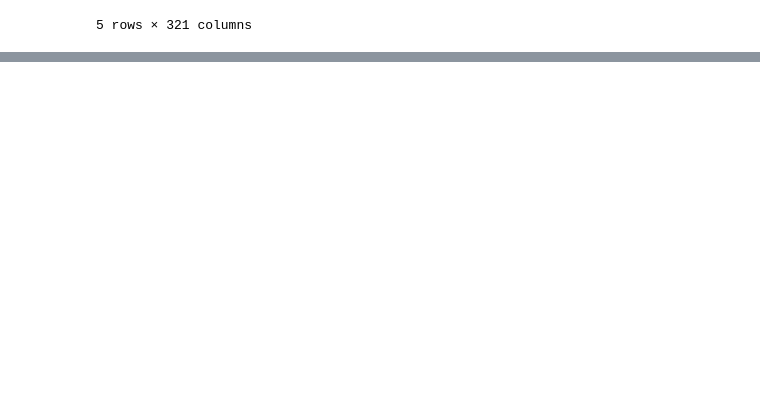
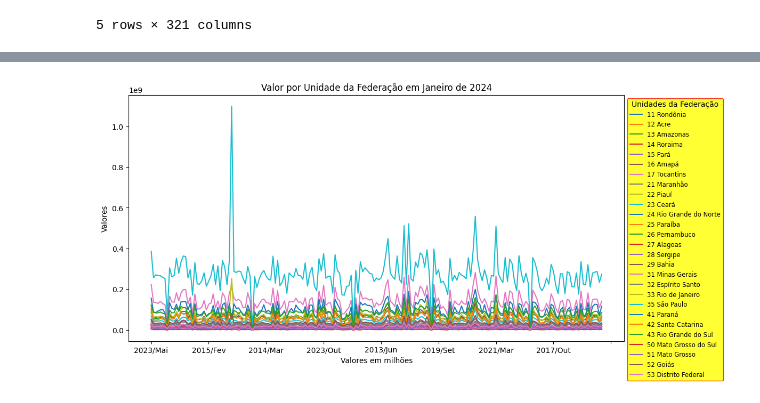
Before and after one commit to alexsoares4a/producao_hospitalar, a Jupyter notebook: producao_hospitalar.ipynb, the cells around one changed output, grey strips where cells are left out. Drawn from its saved outputs; the diff is of its cells as text; code cells hidden in the pictures; blank space fills up the shorter version.

```diff
--- a/producao_hospitalar.ipynb
+++ b/producao_hospitalar.ipynb
@@ -287,0 +343,3 @@ list
+# %%
+# Agora, como colunas_usaveis é uma lista, podemos inserir elementos nela
+colunas_usaveis.insert(0, "Unidade da Federação")
@@ -287,0 +350,3 @@ list
+# %%
+dados_usuaveis = dados[colunas_usaveis]
+dados_usuaveis.head()
@@ -287,0 +361,4 @@ list
+# %%
+# Indicando para o Pandas a colunas que desejo usar como índice
+dados_usuaveis = dados_usuaveis.set_index("Unidade da Federação")
+dados_usuaveis.head()
@@ -287,0 +459,30 @@ list
+# %%
+# Exclui a colunas Total
+dados_usuaveis = dados_usuaveis.drop("Total", axis=1)
+# %%
+# Desafio: Reposicionar a legenda
+# Desafio1: Colocar títulos nos dois eixos
+# Desafio2: Retocar visualização da legenda
+
+dados_usuaveis.T.plot(figsize=(12,6))
+
+
+plt.legend(title='Unidades da Federação',
+           fontsize='small',
+           loc="upper left",
+           bbox_to_anchor=(1,1),
+           frameon=True,
+           edgecolor='red',
+           facecolor='yellow')
+
+# Define o título do gráfico para melhor contextualização dos dados apresentados.
+plt.title("Valor por Unidade da Federação em Janeiro de 2024")
+
+plt.xlabel("Valores em milhões")
+
+plt.ylabel("Valores")
+
+# Exibe o gráfico configurado.
+plt.show()
+# %% [output]
+[figure, added]
```
Also changed, not shown: parts of 28 cells of this notebook.
